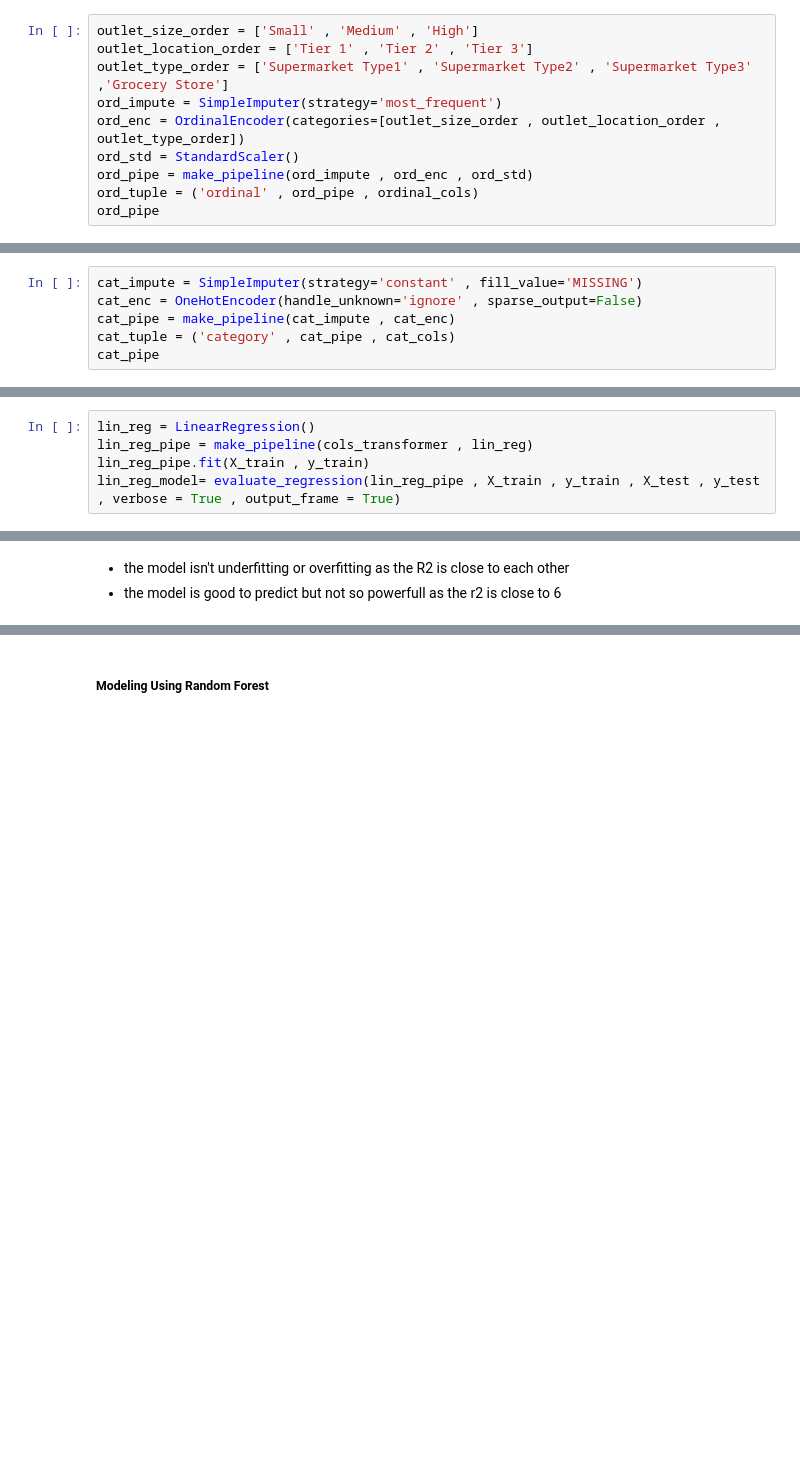
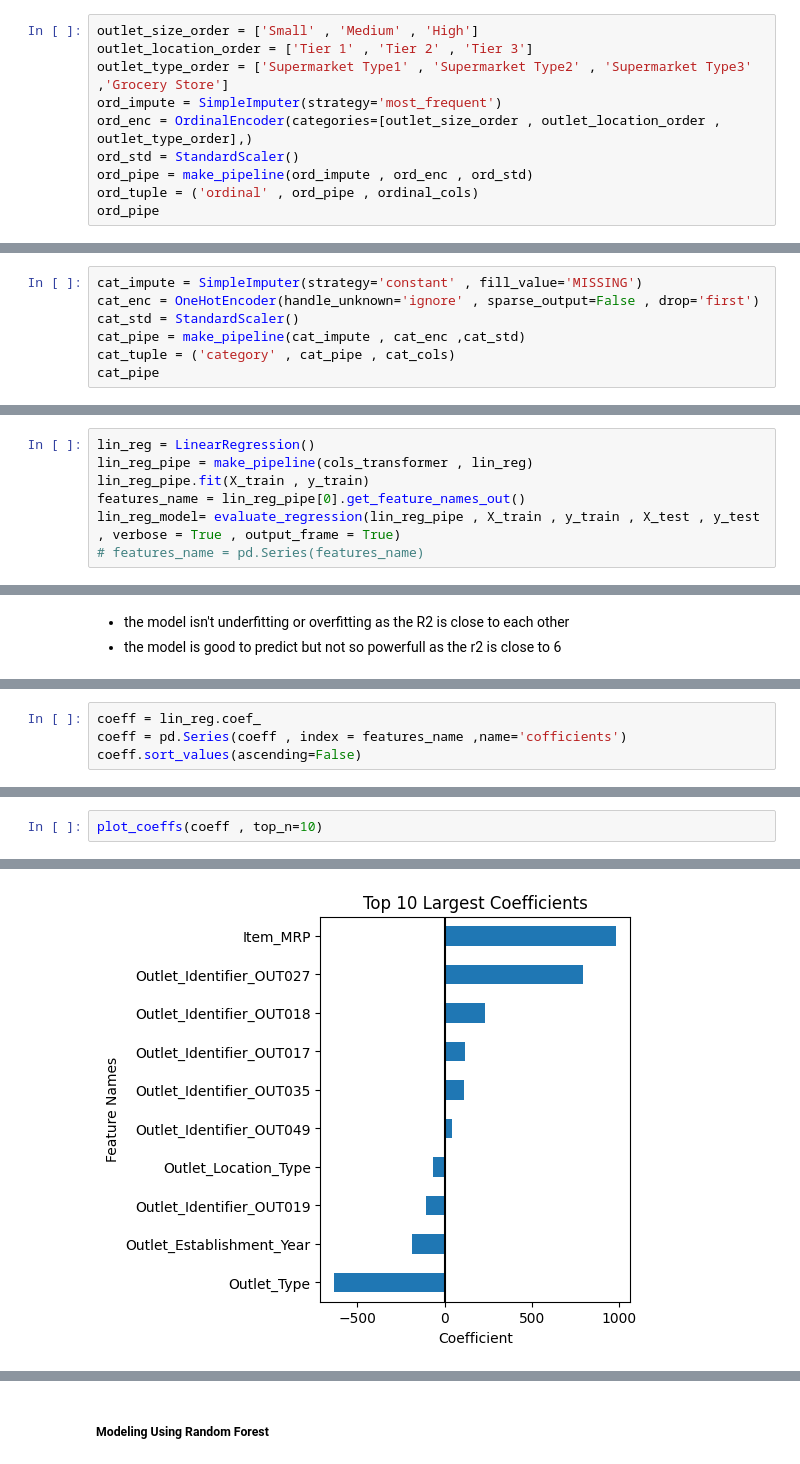
Before and after one commit to YazanMaghary/Prediction-of-Product-Sales, a Jupyter notebook: Prediction_of_Product_Sales.ipynb, the cells around one changed output, grey strips where cells are left out. Saved outputs shown, nothing was run; the diff lists cells and outputs as text; blank space fills up the shorter version.

```diff
--- a/Prediction_of_Product_Sales.ipynb
+++ b/Prediction_of_Product_Sales.ipynb
@@ -1066,7 +1081,7 @@ outlet_size_order = ['Small' , 'Medium' , 'High']
 outlet_location_order = ['Tier 1' , 'Tier 2' , 'Tier 3']
 outlet_type_order = ['Supermarket Type1' , 'Supermarket Type2' , 'Supermarket Type3' ,'Grocery Store']
 ord_impute = SimpleImputer(strategy='most_frequent')
-ord_enc = OrdinalEncoder(categories=[outlet_size_order , outlet_location_order , outlet_type_order])
+ord_enc = OrdinalEncoder(categories=[outlet_size_order , outlet_location_order , outlet_type_order],)
 ord_std = StandardScaler()
 ord_pipe = make_pipeline(ord_impute , ord_enc , ord_std)
 ord_tuple = ('ordinal' , ord_pipe , ordinal_cols)
@@ -1083,8 +1098,9 @@ Pipeline(steps=[('simpleimputer', SimpleImputer(strategy='most_frequent')),
                 ('standardscaler', StandardScaler())])
 # %%
 cat_impute = SimpleImputer(strategy='constant' , fill_value='MISSING')
-cat_enc = OneHotEncoder(handle_unknown='ignore' , sparse_output=False)
-cat_pipe = make_pipeline(cat_impute , cat_enc)
+cat_enc = OneHotEncoder(handle_unknown='ignore' , sparse_output=False , drop='first')
+cat_std = StandardScaler()
+cat_pipe = make_pipeline(cat_impute , cat_enc ,cat_std)
 cat_tuple = ('category' , cat_pipe , cat_cols)
 cat_pipe
 # %% [output]
@@ -1168,7 +1325,9 @@ def evaluate_regression(reg , X_train , y_train ,X_test ,y_test , verbose = True
 lin_reg = LinearRegression()
 lin_reg_pipe = make_pipeline(cols_transformer , lin_reg)
 lin_reg_pipe.fit(X_train , y_train)
+features_name = lin_reg_pipe[0].get_feature_names_out()
 lin_reg_model= evaluate_regression(lin_reg_pipe , X_train , y_train , X_test , y_test , verbose = True , output_frame = True)
+# features_name = pd.Series(features_name)
 # %% [output]
 ------------------------------------------------------------
 Regression Metrics : Train Metrics
@@ -1189,0 +1351,4 @@ MAE :  0.570
+# %%
+coeff = lin_reg.coef_
+coeff = pd.Series(coeff , index = features_name ,name='cofficients')
+coeff.sort_values(ascending=False)
@@ -1189,0 +1374,3 @@ MAE :  0.570
+# %%
+plot_coeffs(coeff , top_n=10)
+# %% [output]
@@ -1189,0 +1378 @@ MAE :  0.570
+[figure, added]
```
Also changed, not shown: parts of 63 cells of this notebook.
